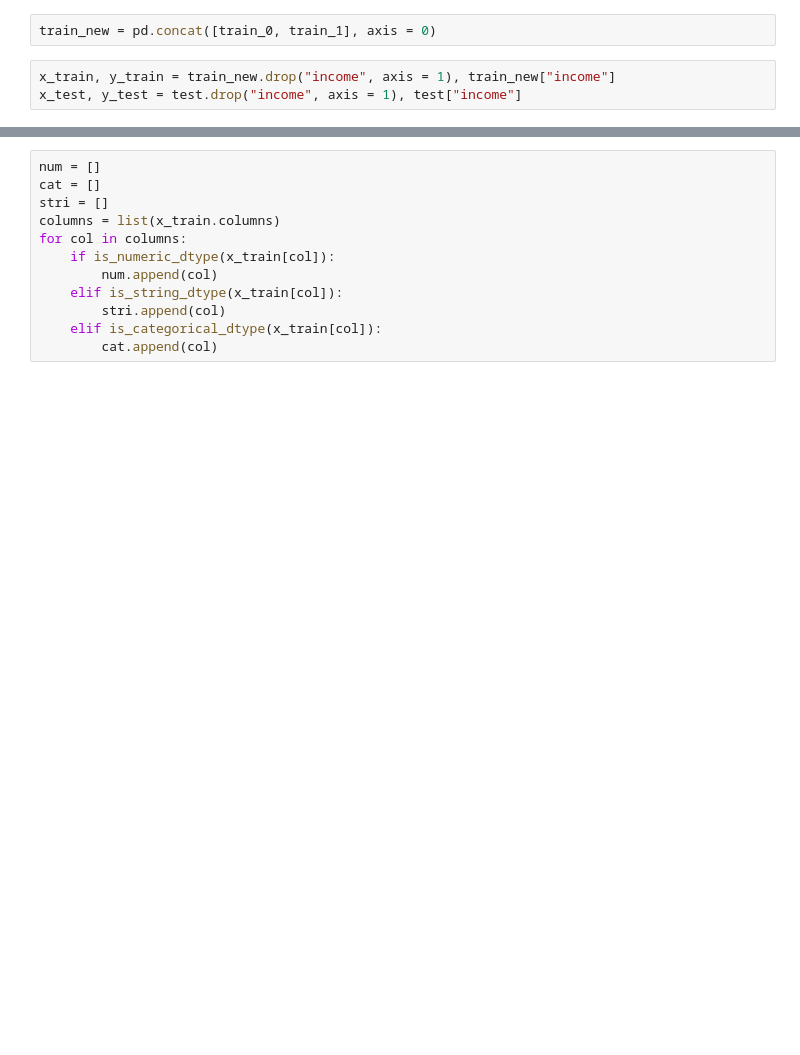
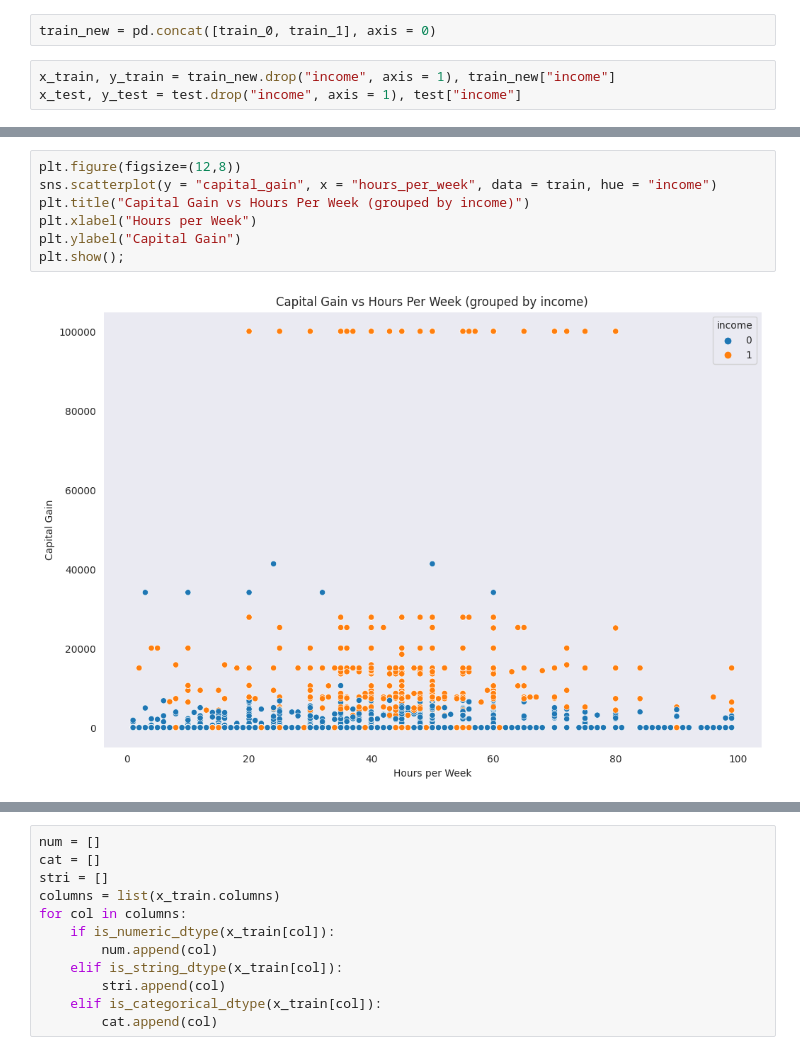
Before and after one commit to alvinnebula/DecisionTree_MapReduce, a Jupyter notebook: DecisionTreeClassifier.ipynb, the cells around one changed output, grey strips where cells are left out. Saved outputs shown, nothing was run; the diff lists cells and outputs as text; blank space fills up the shorter version.

```diff
--- a/DecisionTreeClassifier.ipynb
+++ b/DecisionTreeClassifier.ipynb
@@ -83,0 +103,9 @@ x_test, y_test = test.drop("income", axis = 1), test["income"]
+# %%
+plt.figure(figsize=(12,8))
+sns.scatterplot(y = "capital_gain", x = "hours_per_week", data = train, hue = "income")
+plt.title("Capital Gain vs Hours Per Week (grouped by income)")
+plt.xlabel("Hours per Week")
+plt.ylabel("Capital Gain")
+plt.show();
+# %% [output]
+[figure, added]
```
Also changed, not shown: parts of 47 cells of this notebook.
